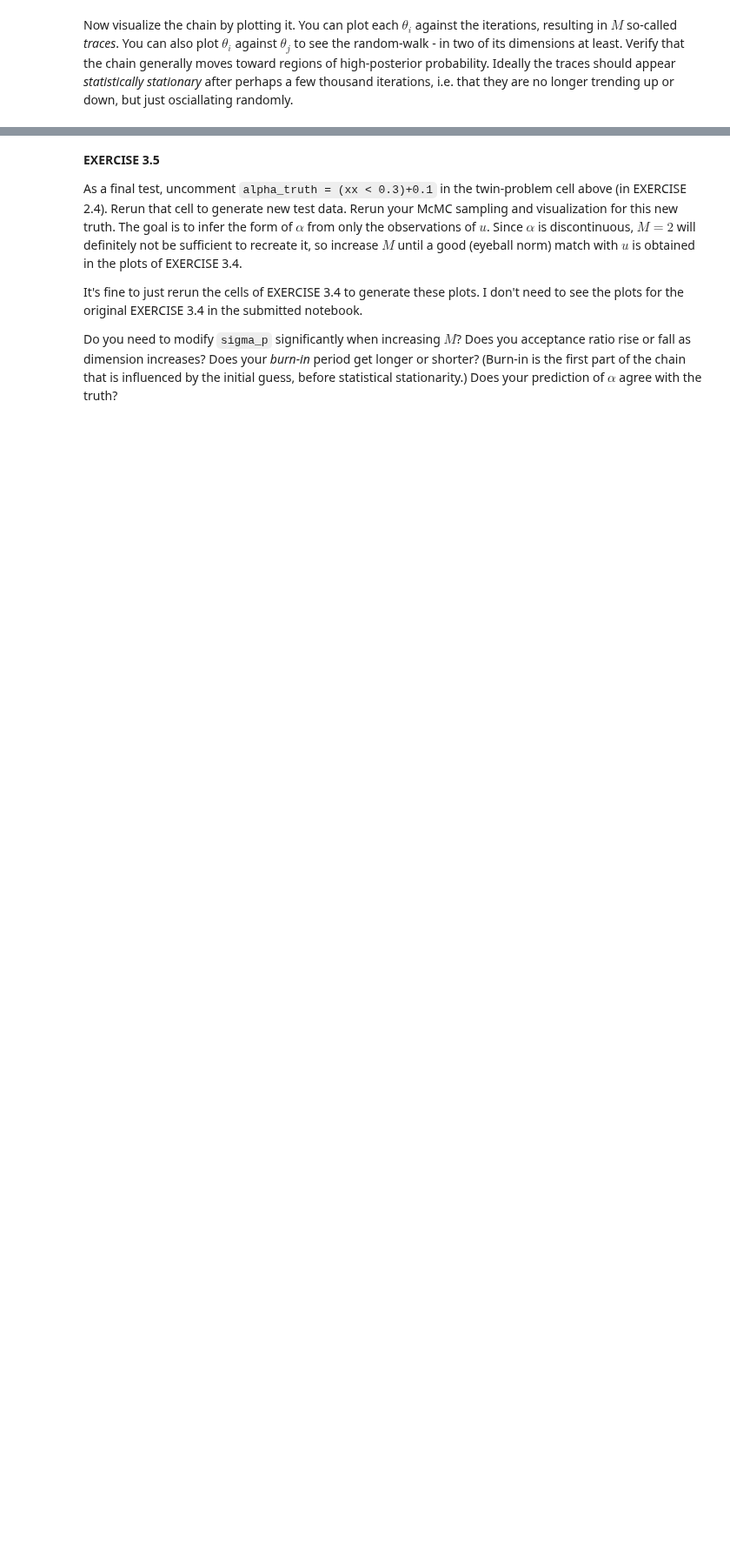
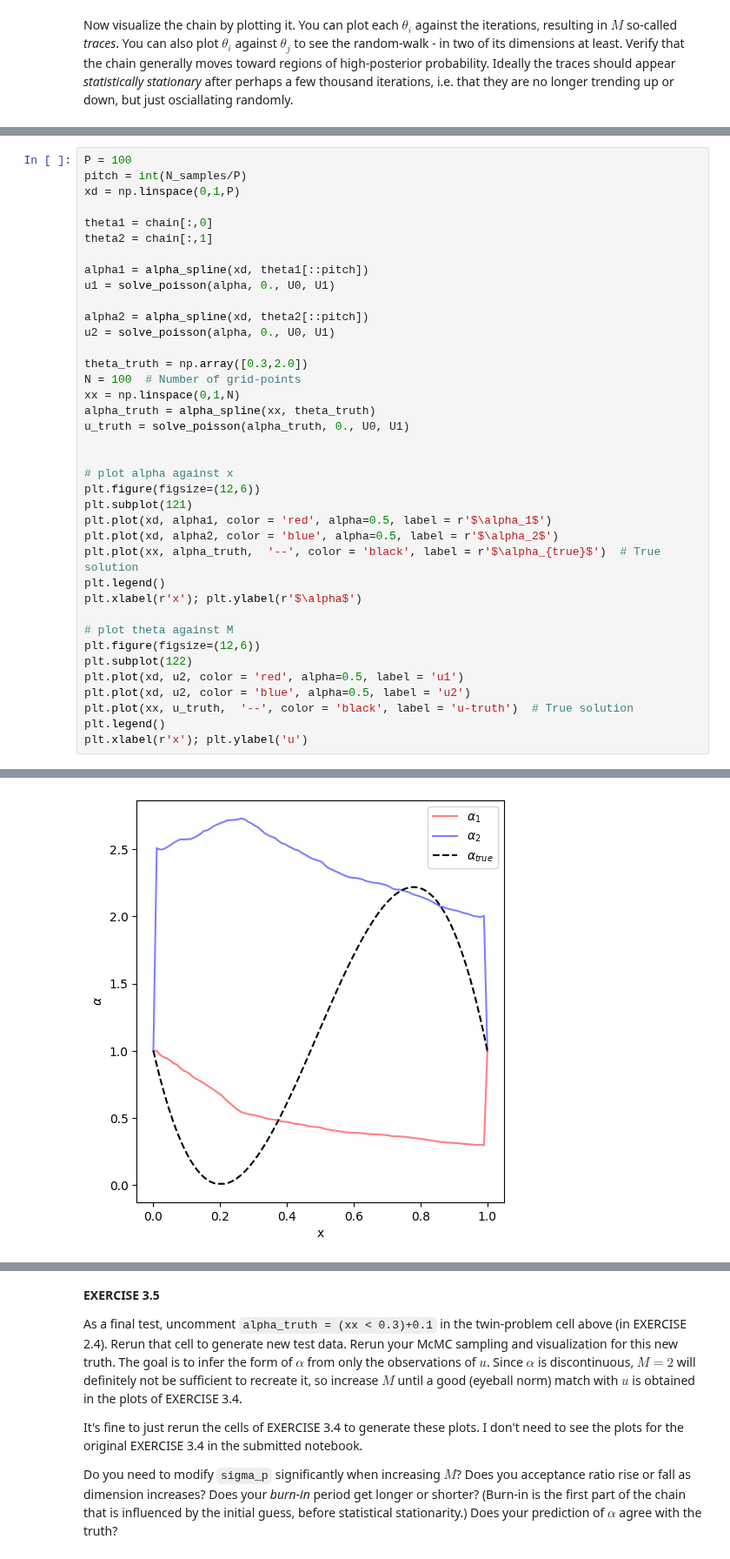
Before and after one commit to msahirs/CFD_IV, a Jupyter notebook: Tutorial3_sahir.ipynb, the cells around one changed output, grey strips where cells are left out. Shown at 87% size. Saved outputs shown, nothing was run; the diff lists cells and outputs as text; blank space fills up the shorter version.

```diff
--- a/Tutorial3_sahir.ipynb
+++ b/Tutorial3_sahir.ipynb
@@ -560,0 +624,39 @@ Another way of visualizing the chain, is by visualizing the functions $\alpha$ a
+# %%
+P = 100
+pitch = int(N_samples/P)
+xd = np.linspace(0,1,P)
+
+theta1 = chain[:,0]
+theta2 = chain[:,1]
+
+alpha1 = alpha_spline(xd, theta1[::pitch])
+u1 = solve_poisson(alpha, 0., U0, U1)
+
+alpha2 = alpha_spline(xd, theta2[::pitch])
+u2 = solve_poisson(alpha, 0., U0, U1)
+
+theta_truth = np.array([0.3,2.0])
+N = 100  # Number of grid-points
+xx = np.linspace(0,1,N)
+alpha_truth = alpha_spline(xx, theta_truth)
+u_truth = solve_poisson(alpha_truth, 0., U0, U1)
+
+
+# plot alpha against x
+plt.figure(figsize=(12,6))
+plt.subplot(121)
+plt.plot(xd, alpha1, color = 'red', alpha=0.5, label = r'$\alpha_1$')
+plt.plot(xd, alpha2, color = 'blue', alpha=0.5, label = r'$\alpha_2$')
+plt.plot(xx, alpha_truth,  '--', color = 'black', label = r'$\alpha_{true}$')  # True solution
+plt.legend()
+plt.xlabel(r'x'); plt.ylabel(r'$\alpha$')
+
+# plot theta against M
+plt.figure(figsize=(12,6))
+plt.subplot(122)
+plt.plot(xd, u2, color = 'red', alpha=0.5, label = 'u1')
+plt.plot(xd, u2, color = 'blue', alpha=0.5, label = 'u2')
+plt.plot(xx, u_truth,  '--', color = 'black', label = 'u-truth')  # True solution
+plt.legend()
+plt.xlabel(r'x'); plt.ylabel('u')
+# %% [output]
@@ -560,0 +664 @@ Another way of visualizing the chain, is by visualizing the functions $\alpha$ a
+[figure, added]
```
Also changed, not shown: parts of 8 cells of this notebook, 1 other file.
